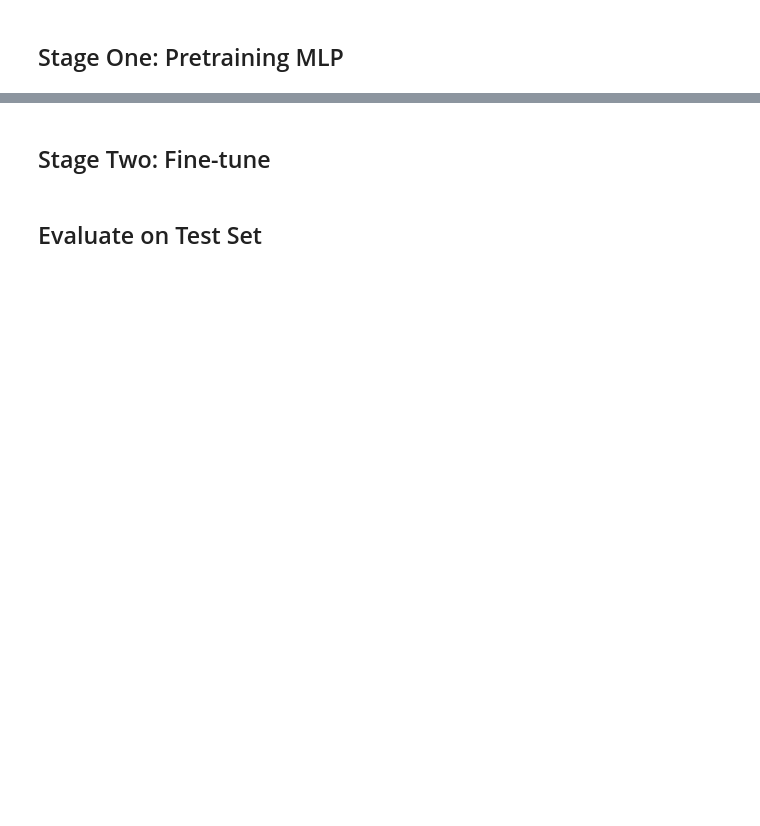
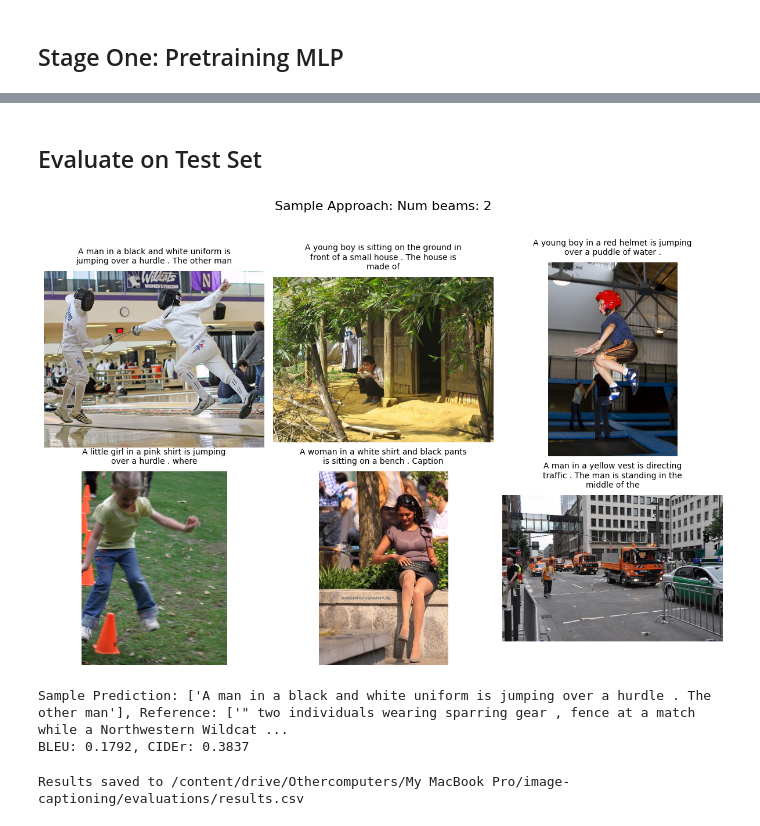
Before and after one commit to S-Spence/vlm-image-captioning, a Jupyter notebook: experiments/experiment_5.ipynb, the cells around one changed output, grey strips where cells are left out. Saved outputs shown, nothing was run; the diff lists cells and outputs as text; code cells hidden in the pictures; blank space fills up the shorter version.

```diff
--- a/experiments/experiment_5.ipynb
+++ b/experiments/experiment_5.ipynb
@@ -95,17 +101,17 @@ dp.visualize_random_captions([batch_1, batch_2])
 # %% [markdown]
 ## Stage One: Pretraining MLP
 # %%
-tokenizer = AutoTokenizer.from_pretrained("gpt2", padding_side="left")
+tokenizer = AutoTokenizer.from_pretrained("lmsys/vicuna-7b-v1.5")
 tokenizer.pad_token = tokenizer.eos_token
 
 # model config for stage one
 model = VisionLanguageModel(
-    image_encoder_type="vit",
+    image_encoder_type="clip",
     llava_projections=True,
-    cross_attention=True,
+    cross_attention=False,
     debug=False,
-    decoder_type="gpt2",
-    d_model=768,
+    decoder_type="vicuna",
+    d_model=4096,
     tokenizer=tokenizer
     ).to(device)
 
@@ -137,2 +167,0 @@ train.train(
-# %% [markdown]
-## Stage Two: Fine-tune
@@ -162,20 +168,27 @@ train.train(
 # %% [markdown]
 ## Evaluate on Test Set
 # %%
-test_loader = dp.batch_stream("captions.txt", os.path.join(data_dir, "test"), batch_size=4, eval_mode=True, seed=32)
+test_loader = dp.batch_stream("captions.txt", os.path.join(data_dir, "test"), batch_size=2, eval_mode=True, seed=32)
 
 bleu, cider = eval.evaluate_bleu_cider(
     model=model,
     data_loader=test_loader,
     display_captions=True,
     save_captions_path=os.path.join(evaluations_dir, f"{experiment}_captions_{timestamp}.jpg"),
-    max_new_tokens=15,
-    max_batches=500
+    max_new_tokens=20,
+    max_batches=500,
+    num_beams=2
 )
 
 print(f"BLEU: {bleu:.4f}, CIDEr: {cider:.4f}")
+# %% [output]
+[figure, added]
+Sample Prediction: ['A man in a black and white uniform is jumping over a hurdle . The other man'], Reference: ['" two individuals wearing sparring gear , fence at a match while a Northwestern Wildcat ...
+BLEU: 0.1792, CIDEr: 0.3837
 # %%
 # save experiment results
 results_path = os.path.join(evaluations_dir, "results.csv")
 
 eval.save_experiment_results(experiment, cider, bleu, results_path)
+# %% [output]
+Results saved to /content/drive/Othercomputers/My MacBook Pro/image-captioning/evaluations/results.csv
```
Also changed, not shown: parts of 7 cells of this notebook, 12 other files.
